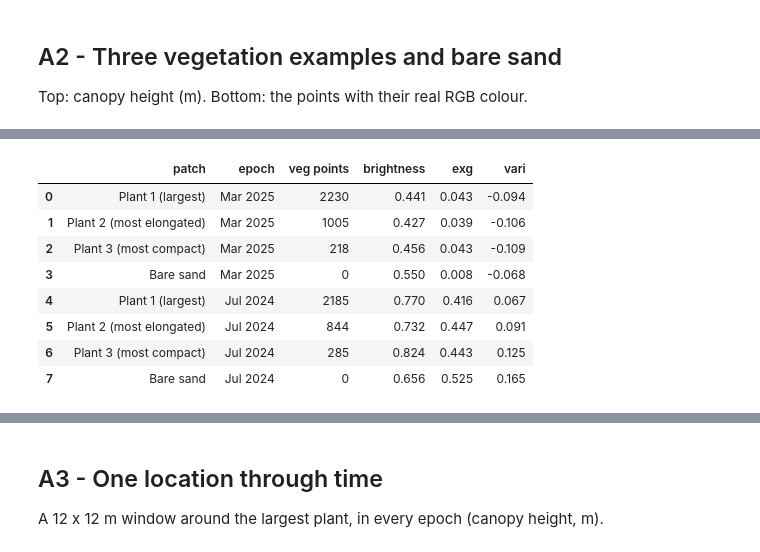
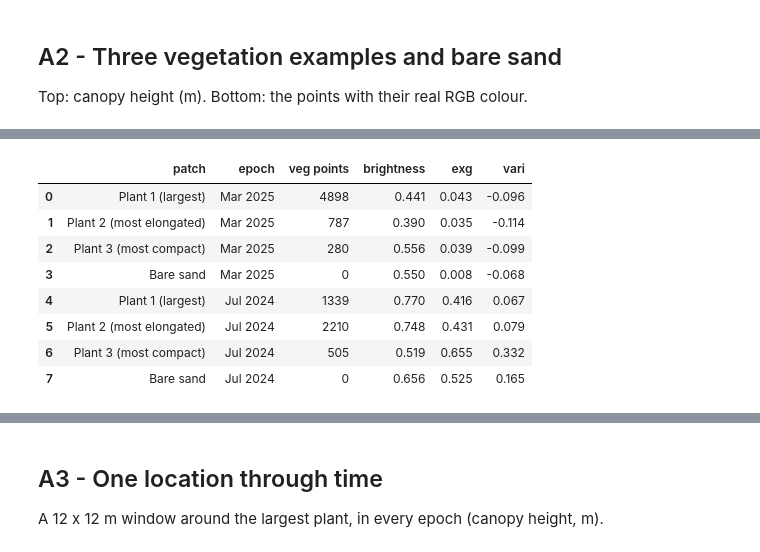
Before and after one commit to evpalli/zandmotor-biomass-pointclouds, a Jupyter notebook: notebooks/A_explore_vegetation.ipynb, the cells around one changed output, grey strips where cells are left out. Cells and saved outputs as stored; diff of their text form; code cells hidden in the pictures.

```diff
--- a/notebooks/A_explore_vegetation.ipynb
+++ b/notebooks/A_explore_vegetation.ipynb
@@ -7,7 +7,10 @@ import numpy as np, pandas as pd, matplotlib.pyplot as plt
 import helpers as H
 
 EP = H.epochs()                                  # all epochs found in data/merged
-R = {e: H.process(e) for e in EP}                # ground / vegetation separation: slow the first time, cached afterwards
+R = {e: H.process(e) for e in EP}                # comparison set: every epoch at the same density (570 pts/m2); slow the first time, cached afterwards
+RF = {e: H.process(e, full=True) for e in ("20250327", "20261007") if e in EP}   # full density (every point) for the single-epoch results
+RX = lambda e: RF.get(e, R[e])                   # full density where we have it
+DX = lambda e: None if e in RF else H.DENSITY    # density argument for read_points
 print([H.EPOCH_LABEL[e] for e in EP])
 E = "20250327" if "20250327" in EP else EP[-1]       # epoch used for the examples (the date of the manual biomass samples)
 # %% [output]
@@ -82,23 +68,23 @@ H.table(pd.DataFrame(rows), "A1_density_experiment")
 ## A2 - Three vegetation examples and bare sand
 Top: canopy height (m). Bottom: the points with their real RGB colour.
 # %%
-t = H.tussocks(R[E])
+t = H.tussocks(RF[E])
 ok = t[(t.vol_column >= 0.3) & (t.planarity < 0.5) & (t.h_p95 > 0.4)]            # clear 3D plants, not diffuse low patches
 pick = []                                                                         # three visually different shapes
 for col in ["vol_column", "linearity", "sphericity"]:
     pick.append(ok.drop(index=pick).nlargest(1, col).index[0])
 top = ok.loc[pick].reset_index(drop=True); top["patch"] = ["Plant 1 (largest)", "Plant 2 (most elongated)", "Plant 3 (most compact)"]
-bl = H.blocks(R[E], t); sand = bl[(bl.cover_m2 == 0) & (bl.slope_deg < 5) & (bl.data_share > .95)].sort_values("slope_deg").iloc[0]
+bl = H.blocks(RF[E], t); sand = bl[(bl.cover_m2 == 0) & (bl.slope_deg < 5) & (bl.data_share > .95)].sort_values("slope_deg").iloc[0]
 spots = [(r.x, r.y, r.patch) for r in top.itertuples()] + [(sand.x, sand.y, "Bare sand")]
 SUM = "20240717" if "20240717" in EP else EP[len(EP) // 2]                       # a summer epoch: plants are greener than in March
-gf = R[E]["grid_fine"]; h = 2.5
+gf = RF[E]["grid_fine"]; h = 2.5
 fig, axs = plt.subplots(3, 4, figsize=(11, 8.2))
 for j, (x, y, name) in enumerate(spots):
     c0, c1 = int((x - h - gf["x0"]) / gf["res"]), int((x + h - gf["x0"]) / gf["res"]); r0, r1 = int((gf["y1"] - y - h) / gf["res"]), int((gf["y1"] - y + h) / gf["res"])
-    im = axs[0, j].imshow(R[E]["chm"][r0:r1, c0:c1], extent=(-h, h, -h, h), vmin=0, vmax=1, cmap="YlGn"); axs[0, j].set_title(name, fontsize=8)
+    im = axs[0, j].imshow(RF[E]["chm"][r0:r1, c0:c1], extent=(-h, h, -h, h), vmin=0, vmax=1, cmap="YlGn"); axs[0, j].set_title(name, fontsize=8)
     for i, e in [(1, E), (2, SUM)]:
-        if name == "Bare sand": p = H.read_points(e, box=(x - h, y - h, x + h, y + h)); xx, yy, cc = p["x"], p["y"], p["rgb"]
-        else: v = R[e]["veg"]; m = (abs(v["x"] - x) < h) & (abs(v["y"] - y) < h); xx, yy, cc = v["x"][m], v["y"][m], v["rgb"][m]
+        if name == "Bare sand": p = H.read_points(e, density=DX(e), box=(x - h, y - h, x + h, y + h)); xx, yy, cc = p["x"], p["y"], p["rgb"]
+        else: v = RX(e)["veg"]; m = (abs(v["x"] - x) < h) & (abs(v["y"] - y) < h); xx, yy, cc = v["x"][m], v["y"][m], v["rgb"][m]
         axs[i, j].scatter(xx - x, yy - y, c=np.clip(cc, 0, 1), s=3); axs[i, j].set_xlim(-h, h); axs[i, j].set_ylim(-h, h); axs[i, j].set_aspect("equal")
     for i in range(3): axs[i, j].set_xlabel("x (m from centre)", fontsize=7); axs[i, j].tick_params(labelsize=7)
 axs[0, 0].set_ylabel("canopy height\n" + H.EPOCH_LABEL[E], fontsize=8); axs[1, 0].set_ylabel("real colour\n" + H.EPOCH_LABEL[E] + " (winter)", fontsize=8); axs[2, 0].set_ylabel("real colour\n" + H.EPOCH_LABEL[SUM] + " (summer)", fontsize=8)
@@ -108,20 +94,20 @@ fig.colorbar(im, ax=axs[0, :], label="canopy height (m)", shrink=.8); H.save(fig
 # %%
 cols = ["x", "y", "n_pts", "footprint_m2", "h_max", "h_p95", "vol_column", "linearity", "planarity", "sphericity"]
 H.table(top[["patch"] + cols].round(3), "A2_patch_attributes")
 rows = []                                                                         # colour of plants vs sand, winter and summer
 for e in [E, SUM]:
     for r in top.itertuples():
-        v = R[e]["veg"]; m = (abs(v["x"] - r.x) < 2.5) & (abs(v["y"] - r.y) < 2.5)
+        v = RX(e)["veg"]; m = (abs(v["x"] - r.x) < 2.5) & (abs(v["y"] - r.y) < 2.5)
         rows.append({"patch": r.patch, "epoch": H.EPOCH_LABEL[e], "veg points": int(m.sum()), **(H.colour_stats(v["rgb"][m]) if m.sum() > 5 else {})})
-    p = H.read_points(e, box=(sand.x - 2.5, sand.y - 2.5, sand.x + 2.5, sand.y + 2.5)); rows.append({"patch": "Bare sand", "epoch": H.EPOCH_LABEL[e], "veg points": 0, **H.colour_stats(p["rgb"])})
+    p = H.read_points(e, density=DX(e), box=(sand.x - 2.5, sand.y - 2.5, sand.x + 2.5, sand.y + 2.5)); rows.append({"patch": "Bare sand", "epoch": H.EPOCH_LABEL[e], "veg points": 0, **H.colour_stats(p["rgb"])})
 H.table(pd.DataFrame(rows).round(3), "A2_colour_by_season")
 # %% [output]
 |  | patch | epoch | veg points | brightness | exg | vari |
-| 0 | Plant 1 (largest) | Mar 2025 | 2230 | 0.441 | 0.043 | -0.094 |
-| 1 | Plant 2 (most elongated) | Mar 2025 | 1005 | 0.427 | 0.039 | -0.106 |
-| 2 | Plant 3 (most compact) | Mar 2025 | 218 | 0.456 | 0.043 | -0.109 |
+| 0 | Plant 1 (largest) | Mar 2025 | 4898 | 0.441 | 0.043 | -0.096 |
+| 1 | Plant 2 (most elongated) | Mar 2025 | 787 | 0.390 | 0.035 | -0.114 |
+| 2 | Plant 3 (most compact) | Mar 2025 | 280 | 0.556 | 0.039 | -0.099 |
 | 3 | Bare sand | Mar 2025 | 0 | 0.550 | 0.008 | -0.068 |
-| 4 | Plant 1 (largest) | Jul 2024 | 2185 | 0.770 | 0.416 | 0.067 |
-| 5 | Plant 2 (most elongated) | Jul 2024 | 844 | 0.732 | 0.447 | 0.091 |
-| 6 | Plant 3 (most compact) | Jul 2024 | 285 | 0.824 | 0.443 | 0.125 |
+| 4 | Plant 1 (largest) | Jul 2024 | 1339 | 0.770 | 0.416 | 0.067 |
+| 5 | Plant 2 (most elongated) | Jul 2024 | 2210 | 0.748 | 0.431 | 0.079 |
+| 6 | Plant 3 (most compact) | Jul 2024 | 505 | 0.519 | 0.655 | 0.332 |
 | 7 | Bare sand | Jul 2024 | 0 | 0.656 | 0.525 | 0.165 |
```
Also changed, not shown: parts of 13 cells of this notebook, 1 other file.
